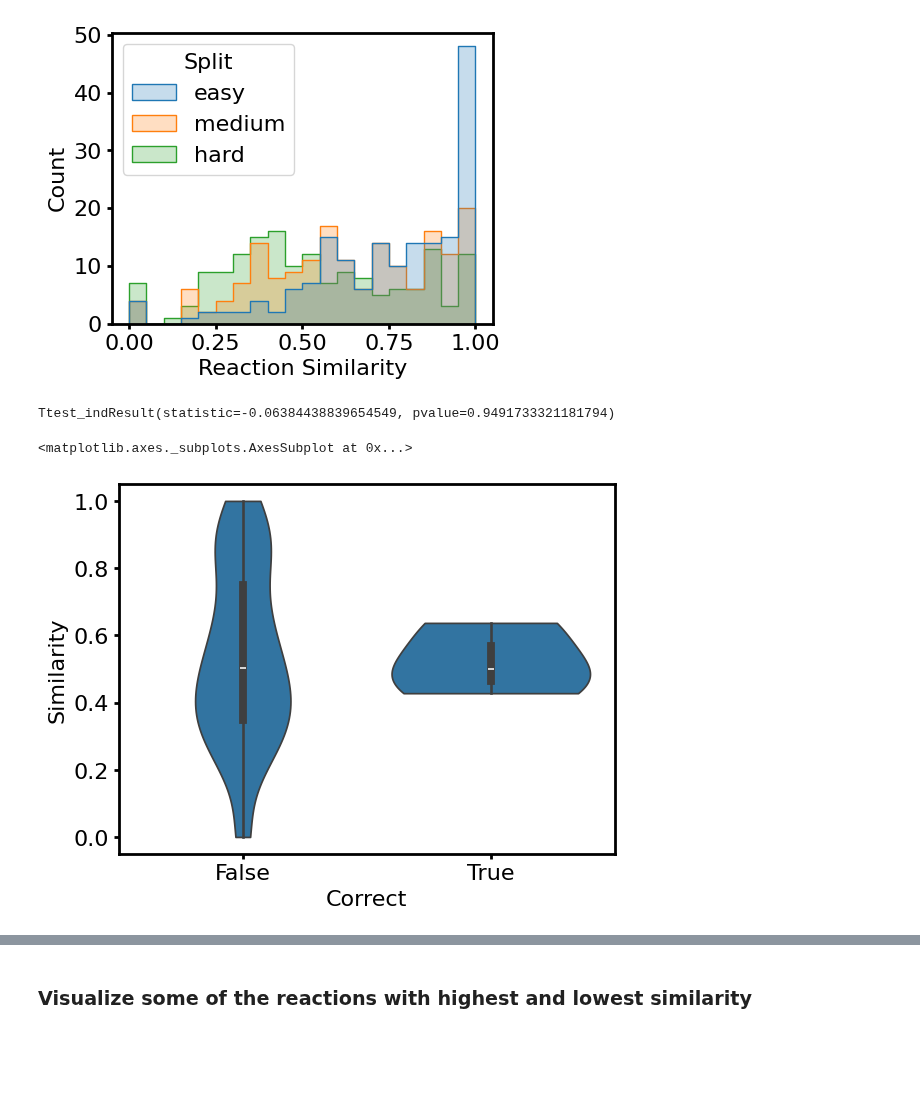
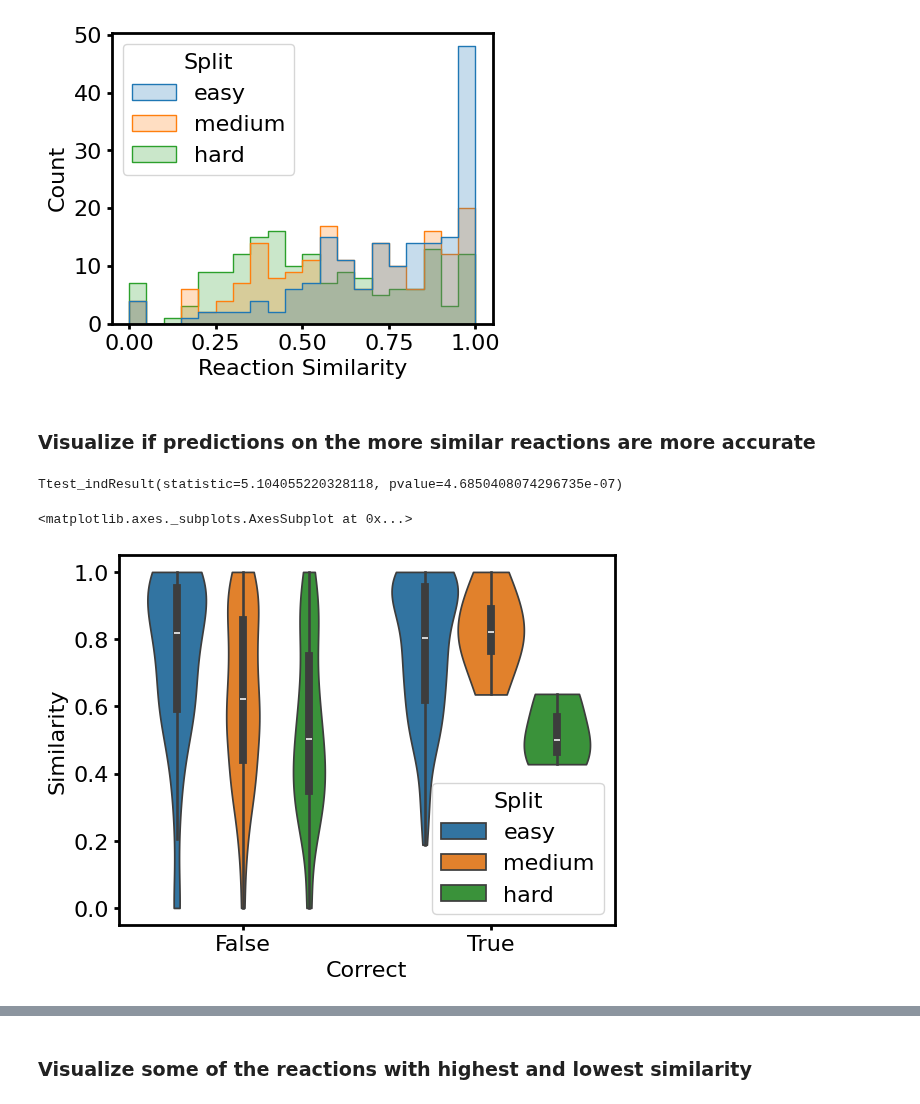
Before and after one commit to jsunn-y/CARE, a Jupyter notebook: performance_evaluation.ipynb, the cells around one changed output, grey strips where cells are left out. Cells and saved outputs as stored; diff of their text form; code cells hidden in the pictures; blank space fills up the shorter version.

```diff
--- a/performance_evaluation.ipynb
+++ b/performance_evaluation.ipynb
@@ -247,6 +244,8 @@ for split in ['easy', 'medium', 'hard']:
     reference_df = pd.read_csv('splits/task2/{}_reaction_train.csv'.format(split))
 
     query_df['Correct'] = query_df['EC number'] == query_df['0']
+    #apply get accuracy level
+    query_df['k=1 accuracy level'] = query_df.apply(lambda x: get_accuracy_level(x['0'], x['EC number'])[0], axis=1)
     query_df['Similarity'] = np.max(reaction_similarities, axis=1)
     query_df = query_df.sort_values(by='Similarity', ascending=False)
     query_df['Split'] = split
@@ -275,13 +274,15 @@ plt.tight_layout()
 plt.savefig('generate_datasets_splits/figs/task2_similarity_histogram.png', dpi=500)
 # %% [output]
 [figure]
+# %% [markdown]
+### Visualize if predictions on the more similar reactions are more accurate
 # %%
 #calculate the correlation between correct and reaction similarity
 #print(spearmanr(merged['reaction_similarity'],merged['correct']))
-subset = results[results['Split'] == 'hard']
-print(ttest_ind(subset[subset['Correct']]['Similarity'], subset[~subset['Correct']]['Similarity']))
-sns.violinplot(data=subset, x='Correct', y='Similarity', cut=False)
+#subset = results[results['Split'] == 'hard']
+print(ttest_ind(results[results['Correct']]['Similarity'], results[~results['Correct']]['Similarity']))
+sns.violinplot(data=results, x='Correct', y='Similarity', hue='Split', cut=False)
 # %% [output]
-Ttest_indResult(statistic=-0.06384438839654549, pvalue=0.9491733321181794)
+Ttest_indResult(statistic=5.104055220328118, pvalue=4.6850408074296735e-07)
 <matplotlib.axes._subplots.AxesSubplot at 0x...>
-[figure, old version]
+[figure, new version]
```
Also changed, not shown: parts of 5 cells of this notebook, 2 other files.
